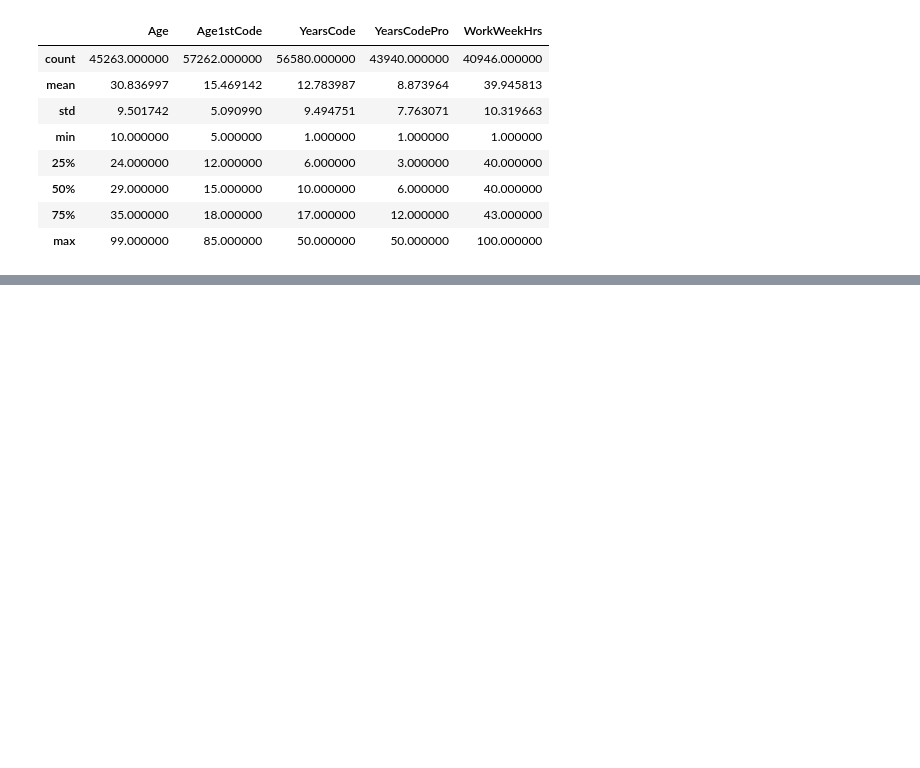
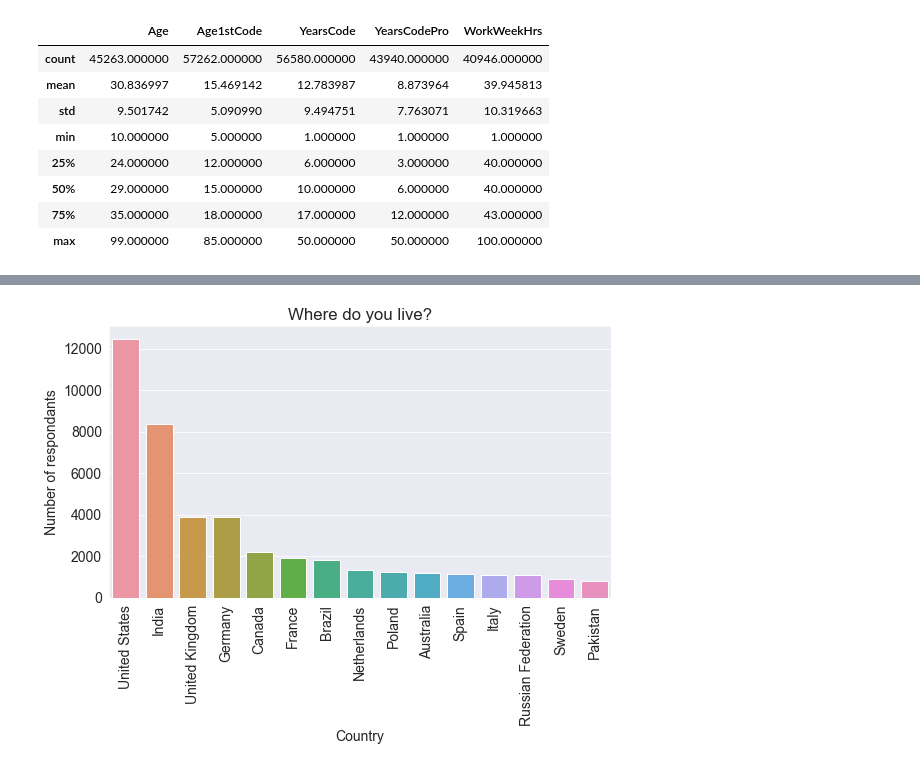
Before and after one commit to Narapady/stackoverflow-EDA, a Jupyter notebook: exploratory_data.ipynb, the cells around one changed output, grey strips where cells are left out. Cells and saved outputs as stored; diff of their text form; code cells hidden in the pictures; blank space fills up the shorter version.

```diff
--- a/exploratory_data.ipynb
+++ b/exploratory_data.ipynb
@@ -255,7 +224,7 @@ import re
 def replace_with_nan(gender):
     """ Replace ambigious gender with nan"""
     if gender is np.nan:
-        return np.nan
+        return 'NaN'
 
     gender_str = re.split(';|, |\*|\n',gender)
     if len(gender_str) > 1 and gender_str[0] == 'Non-binary':
@@ -263,7 +232,7 @@ def replace_with_nan(gender):
     elif len(gender_str) == 1:
         return gender_str[0]
     else:
-        return np.nan
+        return 'NaN'
 # %%
 survey_df['Gender'] = survey_df['Gender'].apply(lambda x: replace_with_nan(x))
 survey_df['Gender'].value_counts()
@@ -274,0 +247,11 @@ Name: Gender, dtype: int64
+# %%
+import seaborn as sns
+import matplotlib
+import matplotlib.pyplot as plt
+%matplotlib inline
+
+# Configuration
+sns.set_style('darkgrid')
+matplotlib.rcParams['font.size'] = 14
+matplotlib.rcParams['figure.figsize'] = (9,5)
+matplotlib.rcParams['figure.facecolor'] = '#00000000'
@@ -274,0 +266,5 @@ Name: Gender, dtype: int64
+# %%
+# Top 15 countries with highest repsonses
+top_15 = survey_df['Country'].value_counts().head(15)
+lowest_15 = survey_df['Country'].value_counts().tail(15)
+top_15
@@ -274,0 +288,9 @@ Name: Gender, dtype: int64
+# %%
+# Plot the distributions
+sns.barplot(top_15.index, top_15);
+plt.title(schema_raw['Country'])
+plt.xlabel('Country')
+plt.ylabel('Number of respondants')
+plt.xticks(rotation=90);
+# %% [output]
+[figure, added]
```
Also changed, not shown: parts of 18 cells of this notebook.
